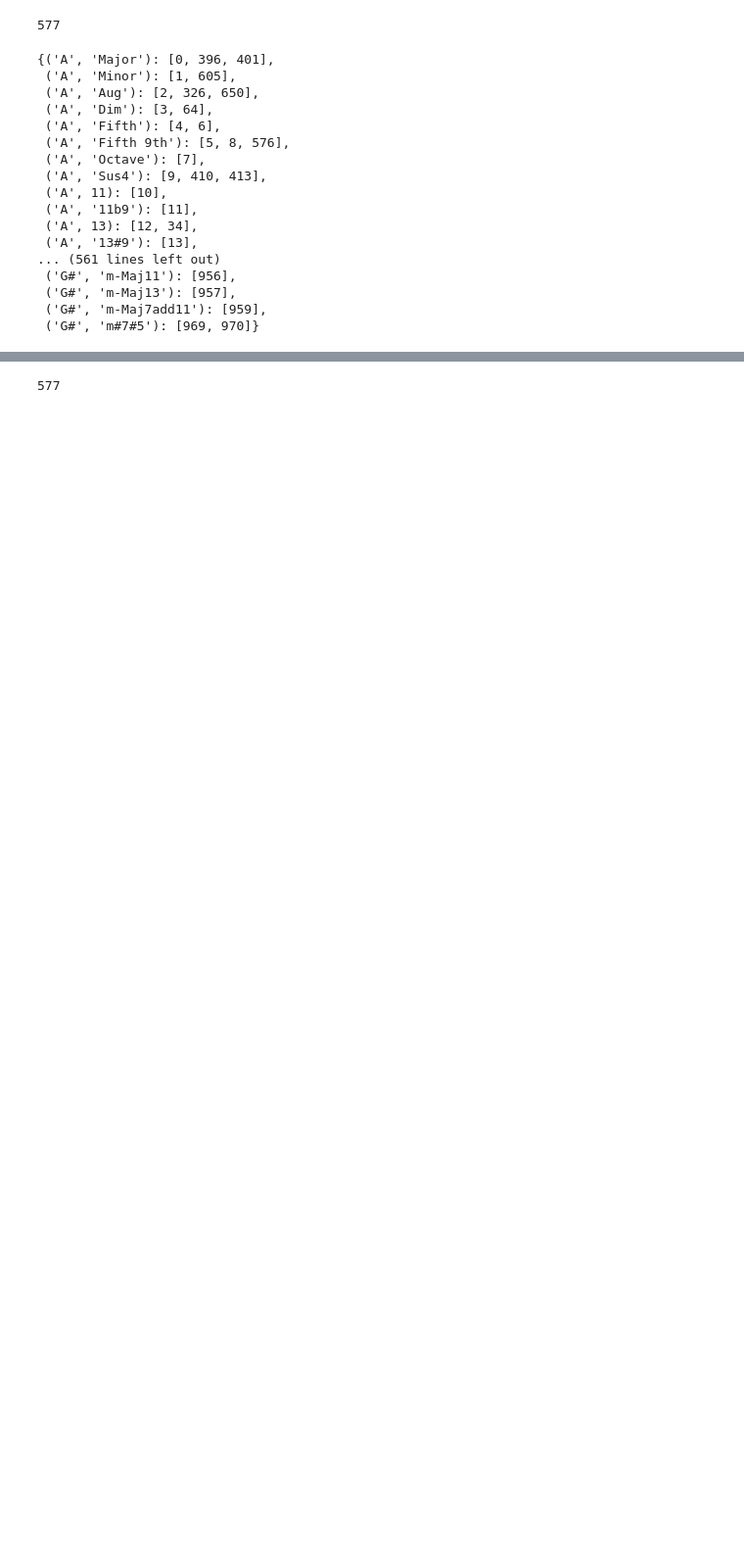
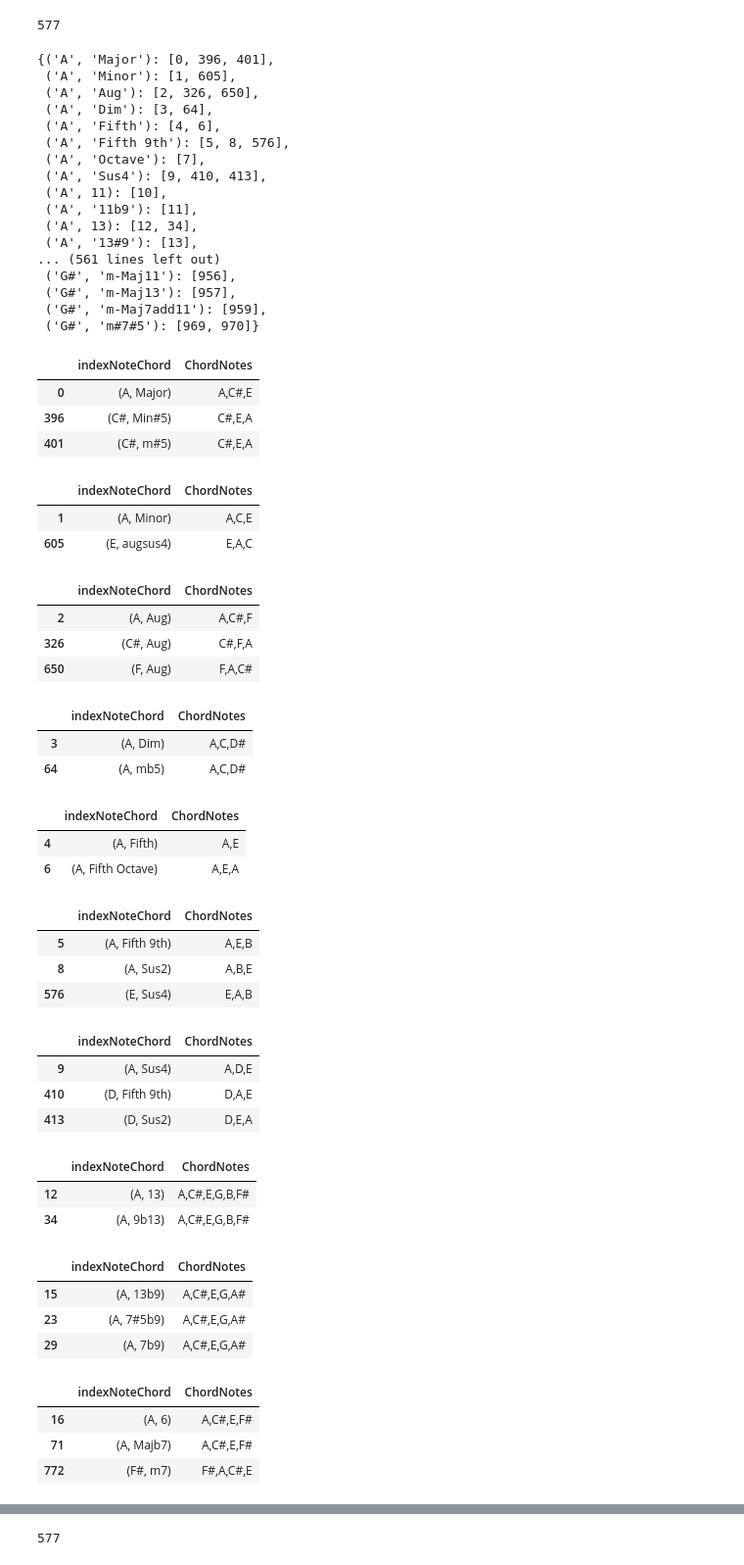
Before and after one commit to ShrikarSankpal/MusicMakingGuide, a Jupyter notebook: notebooks/Initial Analysis and Population.ipynb, the cells around one changed output, grey strips where cells are left out. Shown at 98% size. Cells and saved outputs as stored; diff of their text form; code cells hidden in the pictures; blank space fills up the shorter version.

```diff
--- a/notebooks/Initial Analysis and Population.ipynb
+++ b/notebooks/Initial Analysis and Population.ipynb
@@ -31,9 +49,12 @@ df_ChordFormulae
 # %%
 grpby_df_formula=df_ChordFormulae.groupby('formula')
 # %%
+countDuplicateFormulae=0
 for index in grpby_df_formula.groups.values():
     if len(index)>1:
         display(df_ChordFormulae.iloc[index])
+        countDuplicateFormulae+=1
+print("Duplicate formulae: ",countDuplicateFormulae)
 # %% [output]
 |  | chordName | formula |
 | 3 | Dim | 0,3,6 |
@@ -225,8 +247,8 @@ for i in range(len(df_allChordNotes.index)):
     if i not in doneIndexes:
         groupElements=[]
         for j in range(i,len(df_allChordNotes.index)):
-            lst1=df_allChordNotes.loc[i,'ChordNotes']
-            lst2=df_allChordNotes.loc[j,'ChordNotes']
+            lst1=df_allChordNotes.loc[i,'ChordNotes'].split(",")
+            lst2=df_allChordNotes.loc[j,'ChordNotes'].split(",")
             if checkChordEquality(lst1,lst2):
                 doneIndexes.append(j)
                 groupElements.append(j)
@@ -255,3 +277,46 @@ dict_similarChords
  ('G#', 'm-Maj13'): [957],
  ('G#', 'm-Maj7add11'): [959],
  ('G#', 'm#7#5'): [969, 970]}
+# %%
+countSimilarChords=0
+for index in dict_similarChords.values():
+    if len(index)>1:
+        display(df_allChordNotes.iloc[index])
+        countSimilarChords+=1
+# %% [output]
+|  | indexNoteChord | ChordNotes |
+| 0 | (A, Major) | A,C#,E |
+| 396 | (C#, Min#5) | C#,E,A |
+| 401 | (C#, m#5) | C#,E,A |
+|  | indexNoteChord | ChordNotes |
+| 1 | (A, Minor) | A,C,E |
+| 605 | (E, augsus4) | E,A,C |
+|  | indexNoteChord | ChordNotes |
+| 2 | (A, Aug) | A,C#,F |
+| 326 | (C#, Aug) | C#,F,A |
+| 650 | (F, Aug) | F,A,C# |
+|  | indexNoteChord | ChordNotes |
+| 3 | (A, Dim) | A,C,D# |
+| 64 | (A, mb5) | A,C,D# |
+|  | indexNoteChord | ChordNotes |
+| 4 | (A, Fifth) | A,E |
+| 6 | (A, Fifth Octave) | A,E,A |
+|  | indexNoteChord | ChordNotes |
+| 5 | (A, Fifth 9th) | A,E,B |
+| 8 | (A, Sus2) | A,B,E |
+| 576 | (E, Sus4) | E,A,B |
+|  | indexNoteChord | ChordNotes |
+| 9 | (A, Sus4) | A,D,E |
+| 410 | (D, Fifth 9th) | D,A,E |
+| 413 | (D, Sus2) | D,E,A |
+|  | indexNoteChord | ChordNotes |
+| 12 | (A, 13) | A,C#,E,G,B,F# |
+| 34 | (A, 9b13) | A,C#,E,G,B,F# |
+|  | indexNoteChord | ChordNotes |
+| 15 | (A, 13b9) | A,C#,E,G,A# |
+| 23 | (A, 7#5b9) | A,C#,E,G,A# |
+| 29 | (A, 7b9) | A,C#,E,G,A# |
+|  | indexNoteChord | ChordNotes |
+| 16 | (A, 6) | A,C#,E,F# |
+| 71 | (A, Majb7) | A,C#,E,F# |
+| 772 | (F#, m7) | F#,A,C#,E |
```
Also changed, not shown: parts of 61 cells of this notebook, 1 other file.
